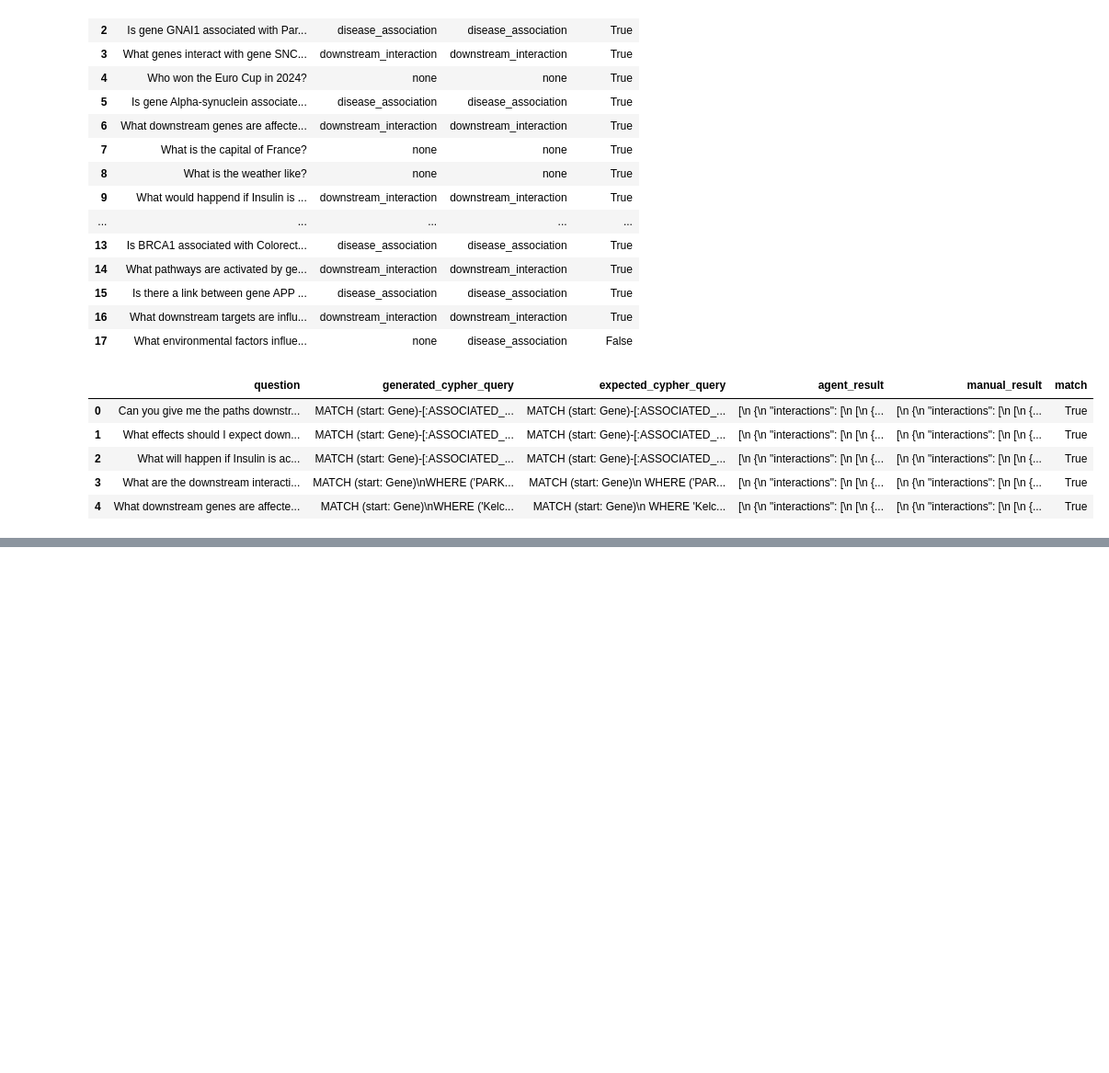
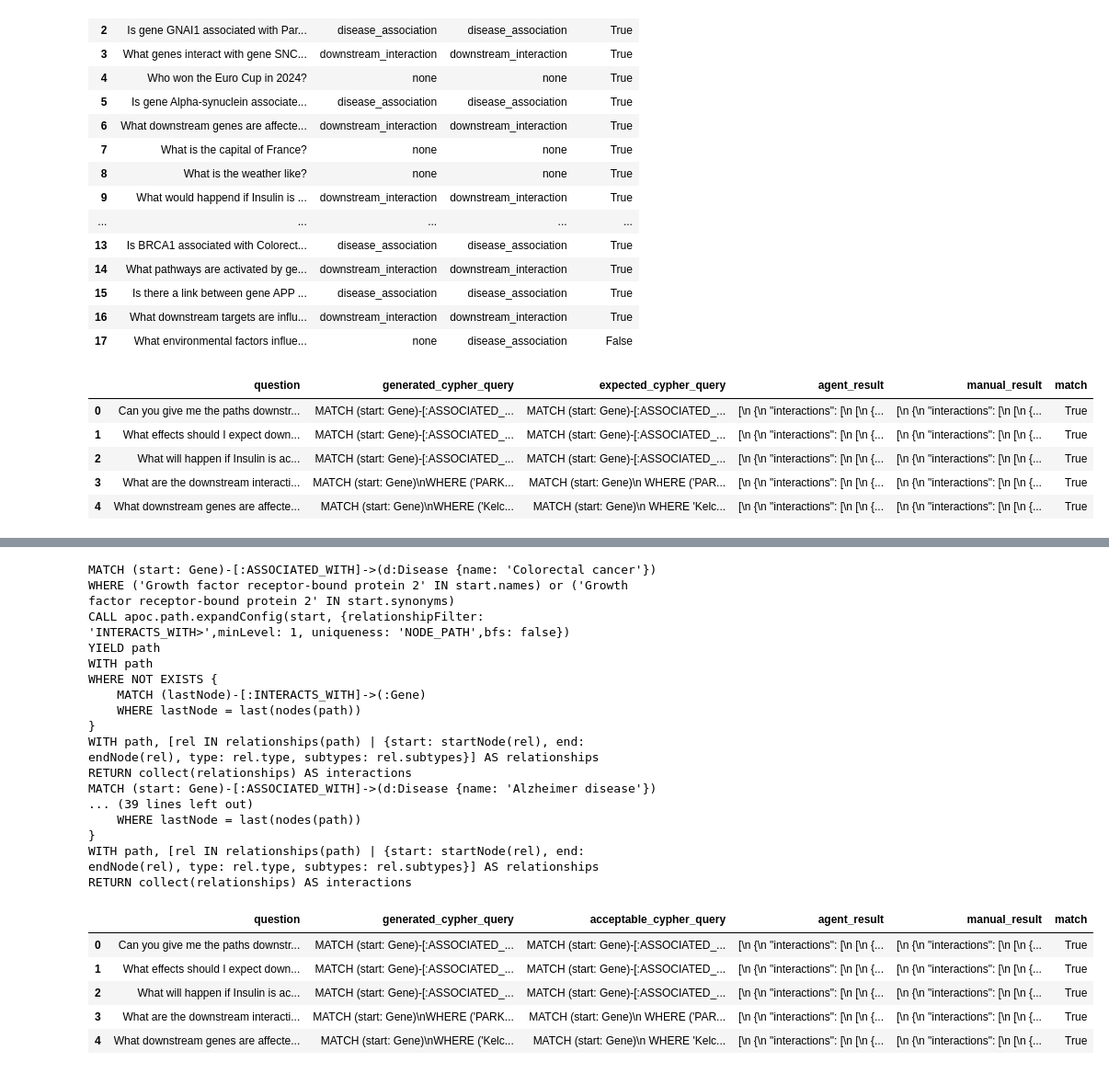
Before and after one commit to evangelosroutis/hypothesis-generation, a Jupyter notebook: demo.ipynb, the cells around one changed output, grey strips where cells are left out. Shown at 92% size. Drawn from its saved outputs; the diff is of its cells as text; code cells hidden in the pictures; blank space fills up the shorter version.

```diff
--- a/demo.ipynb
+++ b/demo.ipynb
@@ -1794,0 +1930,31 @@ downstream_evaluation_df
+# %%
+#disease association evaluation
+with open('evaluation_datasets/downstream_interaction_dataset.json', 'r') as f:
+    downstream_dataset = json.load(f)
+
+downstream_evaluation_df = evaluate_run_cypher_query(custom_agent, downstream_dataset, 'downstream_interaction')
+downstream_evaluation_df
+# %% [output]
+MATCH (start: Gene)-[:ASSOCIATED_WITH]->(d:Disease {name: 'Colorectal cancer'})
+WHERE ('Growth factor receptor-bound protein 2' IN start.names) or ('Growth factor receptor-bound protein 2' IN start.synonyms)
+CALL apoc.path.expandConfig(start, {relationshipFilter: 'INTERACTS_WITH>',minLevel: 1, uniqueness: 'NODE_PATH',bfs: false})
+YIELD path
+WITH path
+WHERE NOT EXISTS {
+    MATCH (lastNode)-[:INTERACTS_WITH]->(:Gene)
+    WHERE lastNode = last(nodes(path))
+}
+WITH path, [rel IN relationships(path) | {start: startNode(rel), end: endNode(rel), type: rel.type, subtypes: rel.subtypes}] AS relationships
+RETURN collect(relationships) AS interactions
+MATCH (start: Gene)-[:ASSOCIATED_WITH]->(d:Disease {name: 'Alzheimer disease'})
+... (39 lines left out)
+    WHERE lastNode = last(nodes(path))
+}
+WITH path, [rel IN relationships(path) | {start: startNode(rel), end: endNode(rel), type: rel.type, subtypes: rel.subtypes}] AS relationships
+RETURN collect(relationships) AS interactions
+|  | question | generated_cypher_query | acceptable_cypher_query | agent_result | manual_result | match |
+| 0 | Can you give me the paths downstr... | MATCH (start: Gene)-[:ASSOCIATED_... | MATCH (start: Gene)-[:ASSOCIATED_... | [\n {\n "interactions": [\n [\n {... | [\n {\n "interactions": [\n [\n {... | True |
+| 1 | What effects should I expect down... | MATCH (start: Gene)-[:ASSOCIATED_... | MATCH (start: Gene)-[:ASSOCIATED_... | [\n {\n "interactions": [\n [\n {... | [\n {\n "interactions": [\n [\n {... | True |
+| 2 | What will happen if Insulin is ac... | MATCH (start: Gene)-[:ASSOCIATED_... | MATCH (start: Gene)-[:ASSOCIATED_... | [\n {\n "interactions": [\n [\n {... | [\n {\n "interactions": [\n [\n {... | True |
+| 3 | What are the downstream interacti... | MATCH (start: Gene)\nWHERE ('PARK... | MATCH (start: Gene)\n WHERE ('PAR... | [\n {\n "interactions": [\n [\n {... | [\n {\n "interactions": [\n [\n {... | True |
+| 4 | What downstream genes are affecte... | MATCH (start: Gene)\nWHERE ('Kelc... | MATCH (start: Gene)\n WHERE 'Kelc... | [\n {\n "interactions": [\n [\n {... | [\n {\n "interactions": [\n [\n {... | True |
```
Also changed, not shown: parts of 3 cells of this notebook, 1 other file.
